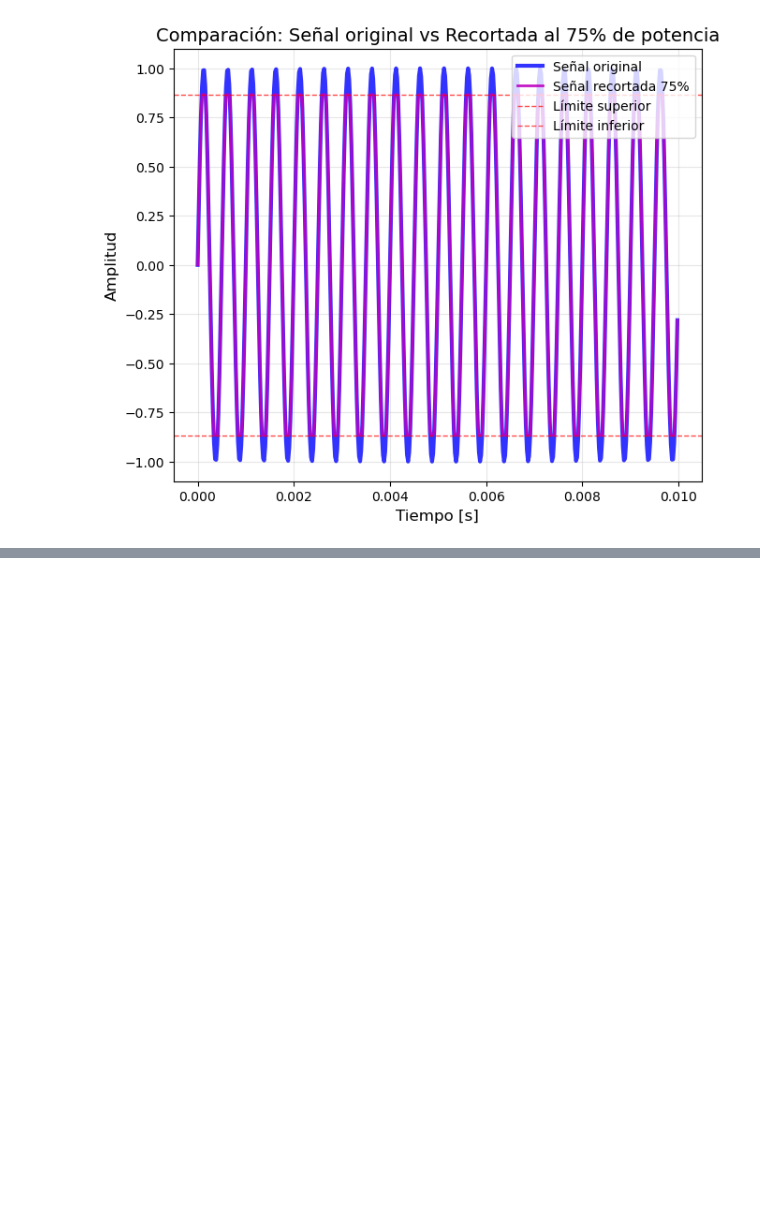
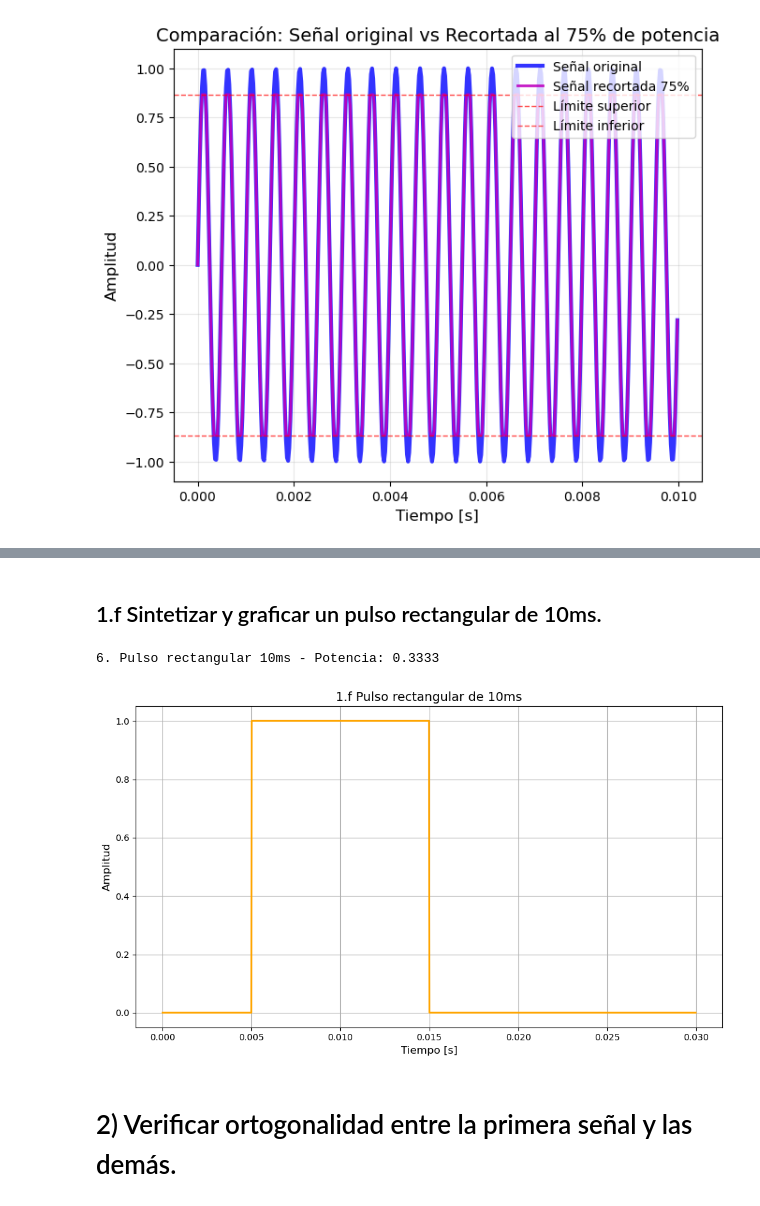
Before and after one commit to felax14/APS, a Jupyter notebook: TS1-Berganza.ipynb, the cells around one changed output, grey strips where cells are left out. Drawn from its saved outputs; the diff is of its cells as text; code cells hidden in the pictures; blank space fills up the shorter version.

```diff
--- a/TS1-Berganza.ipynb
+++ b/TS1-Berganza.ipynb
@@ -142,0 +177,34 @@ plt.grid(True, alpha=0.3)
+# %% [markdown]
+## 1.f Sintetizar y graficar un pulso rectangular de 10ms.
+# %%
+# 1.f Función para crear un pulso rectangular de 10ms
+def pulso_rectangular(amplitud, duracion_total, fs, duracion_pulso, inicio=0):
+    nn = int(fs * duracion_total)
+    tt = np.linspace(0, duracion_total, nn, endpoint=False)
+
+    pulso = np.zeros_like(tt)
+    mask_pulso = (tt >= inicio) & (tt <= inicio + duracion_pulso)
+    pulso[mask_pulso] = amplitud
+
+    return tt, pulso
+
+# Genero el pulso de 10 ms con la misma frecuencia de muestreo
+tt_pulso, pulso_10ms = pulso_rectangular(amplitud=1, duracion_total=0.03, fs=fs,
+                                        duracion_pulso=0.01, inicio=0.005)
+potencia_pulso = np.mean(pulso_10ms**2)
+print(f"6. Pulso rectangular 10ms - Potencia: {potencia_pulso:.4f}")
+
+# 1.6 Pulso rectangular de 10ms
+plt.figure(figsize=(10, 6))
+plt.plot(tt_pulso, pulso_10ms, 'orange', linewidth=2)
+plt.title('1.f Pulso rectangular de 10ms', fontsize=14)
+plt.xlabel('Tiempo [s]', fontsize=12)
+plt.ylabel('Amplitud', fontsize=12)
+plt.grid(True)
+plt.tight_layout()
+plt.show()
+# %% [output]
+6. Pulso rectangular 10ms - Potencia: 0.3333
+[figure, added]
+# %% [markdown]
+# 2) Verificar ortogonalidad entre la primera señal y las demás.
```
Also changed, not shown: parts of 12 cells of this notebook.
